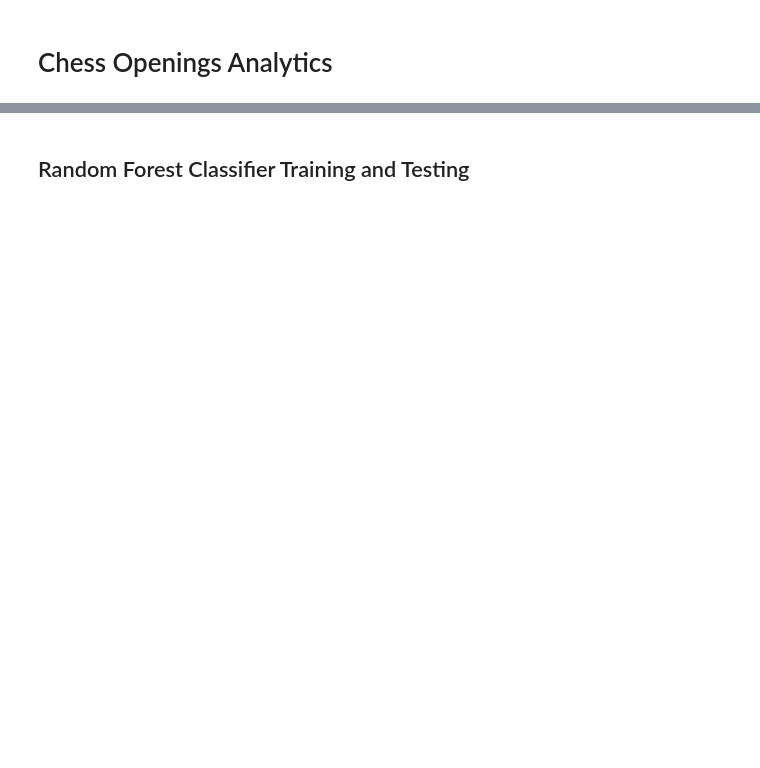
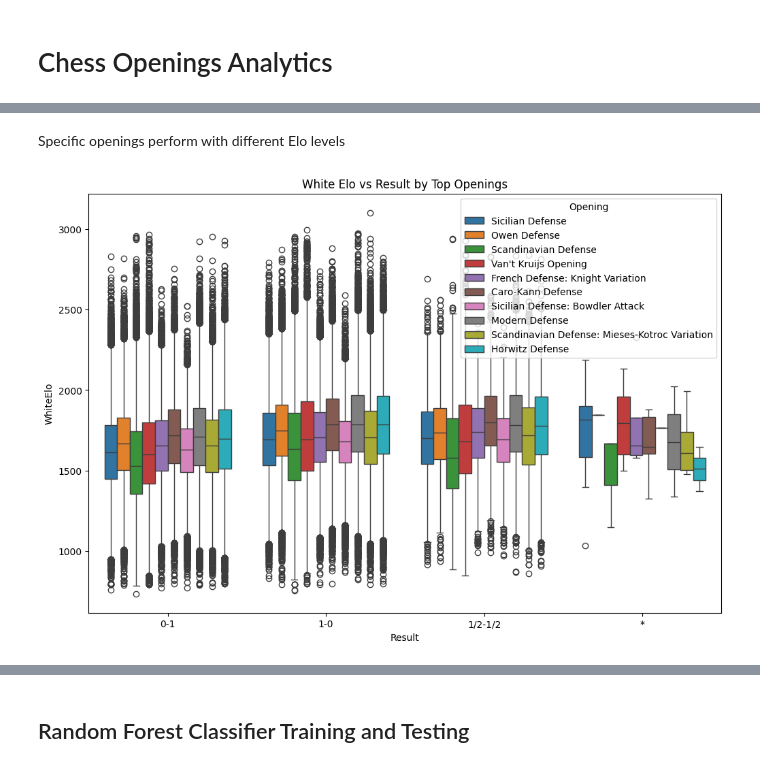
Before and after one commit to joelsebbu/chess_analytics, a Jupyter notebook: chess-data-analysis.ipynb, the cells around one changed output, grey strips where cells are left out. Drawn from its saved outputs; the diff is of its cells as text; code cells hidden in the pictures; blank space fills up the shorter version.

```diff
--- a/chess-data-analysis.ipynb
+++ b/chess-data-analysis.ipynb
@@ -2,0 +120,12 @@
+# %% [markdown]
+Specific openings perform with different Elo levels
+# %%
+top_openings = all_games['Opening'].value_counts().nlargest(10).index
+filtered_data = all_games[all_games['Opening'].isin(top_openings)]
+
+plt.figure(figsize=(12, 8))
+sns.boxplot(x='Result', y='WhiteElo', data=filtered_data, hue='Opening')
+plt.title('White Elo vs Result by Top Openings')
+plt.show()
+# %% [output]
+[figure, added]
```
Also changed, not shown: parts of 28 cells of this notebook, 1 other file.
